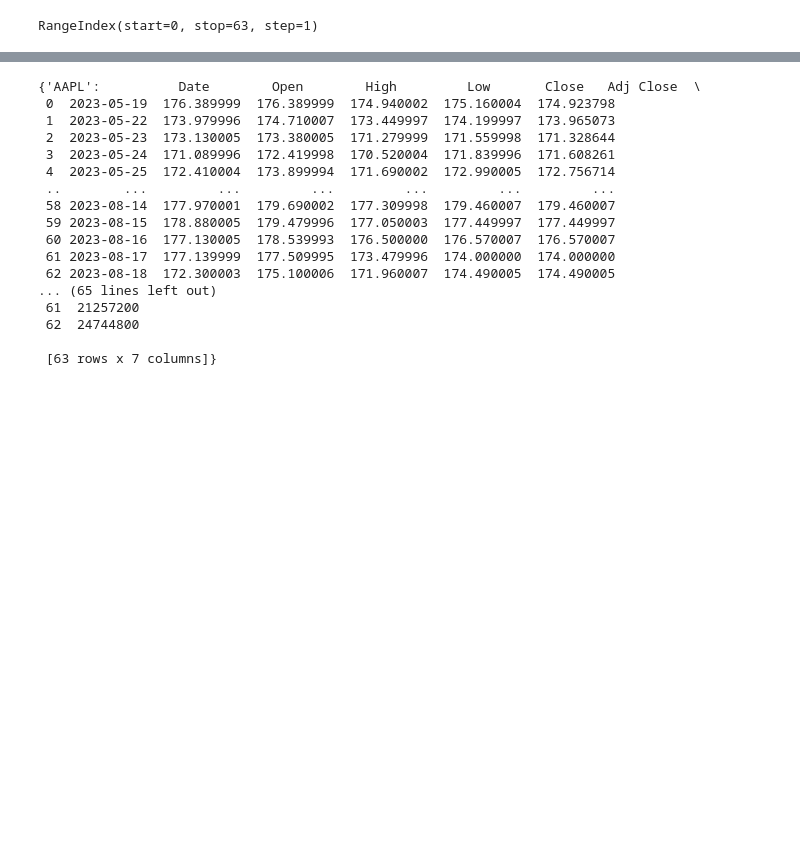
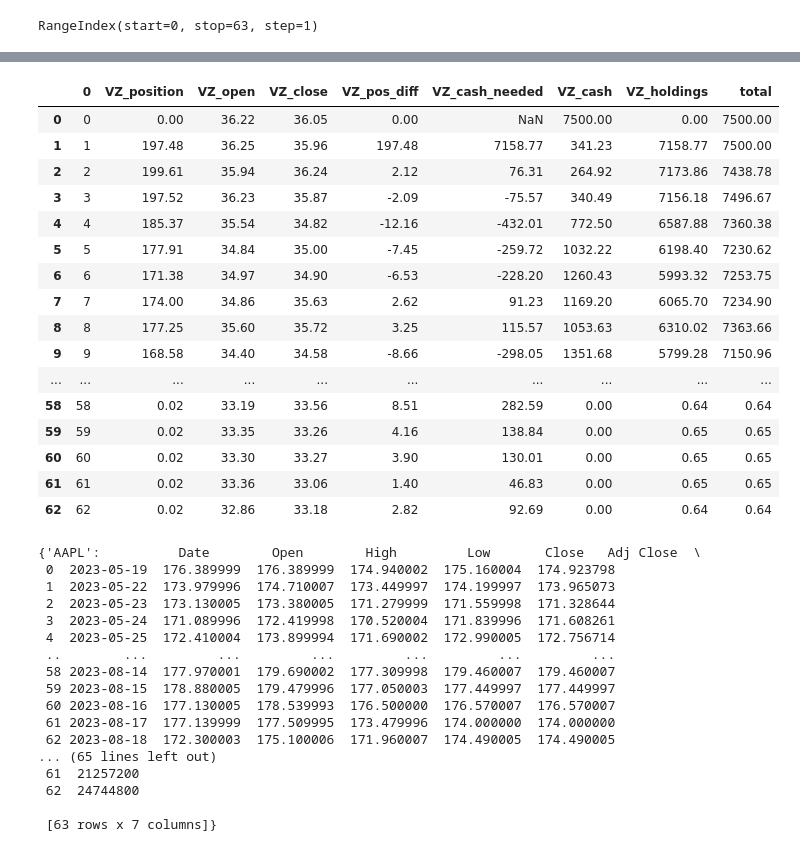
Before and after one commit to lucasdmoyer/two-dolla, a Jupyter notebook: mybacktester.ipynb, the cells around one changed output, grey strips where cells are left out. Saved outputs shown, nothing was run; the diff lists cells and outputs as text; code cells hidden in the pictures; blank space fills up the shorter version.

```diff
--- a/mybacktester.ipynb
+++ b/mybacktester.ipynb
@@ -189,3 +254,24 @@ bars
+# %%
+pd.options.display.max_rows = 200
+stock_instance.positions.head(100)
+# %% [output]
+|  | 0 | VZ_position | VZ_open | VZ_close | VZ_pos_diff | VZ_cash_needed | VZ_cash | VZ_holdings | total |
+| 0 | 0 | 0.00 | 36.22 | 36.05 | 0.00 | NaN | 7500.00 | 0.00 | 7500.00 |
+| 1 | 1 | 197.48 | 36.25 | 35.96 | 197.48 | 7158.77 | 341.23 | 7158.77 | 7500.00 |
+| 2 | 2 | 199.61 | 35.94 | 36.24 | 2.12 | 76.31 | 264.92 | 7173.86 | 7438.78 |
+| 3 | 3 | 197.52 | 36.23 | 35.87 | -2.09 | -75.57 | 340.49 | 7156.18 | 7496.67 |
+| 4 | 4 | 185.37 | 35.54 | 34.82 | -12.16 | -432.01 | 772.50 | 6587.88 | 7360.38 |
+| 5 | 5 | 177.91 | 34.84 | 35.00 | -7.45 | -259.72 | 1032.22 | 6198.40 | 7230.62 |
+| 6 | 6 | 171.38 | 34.97 | 34.90 | -6.53 | -228.20 | 1260.43 | 5993.32 | 7253.75 |
+| 7 | 7 | 174.00 | 34.86 | 35.63 | 2.62 | 91.23 | 1169.20 | 6065.70 | 7234.90 |
+| 8 | 8 | 177.25 | 35.60 | 35.72 | 3.25 | 115.57 | 1053.63 | 6310.02 | 7363.66 |
+| 9 | 9 | 168.58 | 34.40 | 34.58 | -8.66 | -298.05 | 1351.68 | 5799.28 | 7150.96 |
+| ... | ... | ... | ... | ... | ... | ... | ... | ... | ... |
+| 58 | 58 | 0.02 | 33.19 | 33.56 | 8.51 | 282.59 | 0.00 | 0.64 | 0.64 |
+| 59 | 59 | 0.02 | 33.35 | 33.26 | 4.16 | 138.84 | 0.00 | 0.65 | 0.65 |
+| 60 | 60 | 0.02 | 33.30 | 33.27 | 3.90 | 130.01 | 0.00 | 0.65 | 0.65 |
+| 61 | 61 | 0.02 | 33.36 | 33.06 | 1.40 | 46.83 | 0.00 | 0.65 | 0.65 |
+| 62 | 62 | 0.02 | 32.86 | 33.18 | 2.82 | 92.69 | 0.00 | 0.64 | 0.64 |
 # %%
 days_back=10
 save_new=False
```
Also changed, not shown: parts of 1 cell of this notebook, 2 other files.
